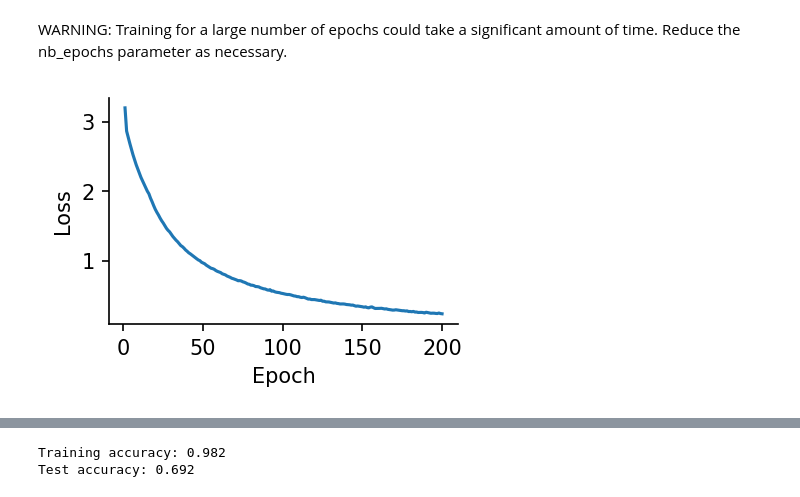
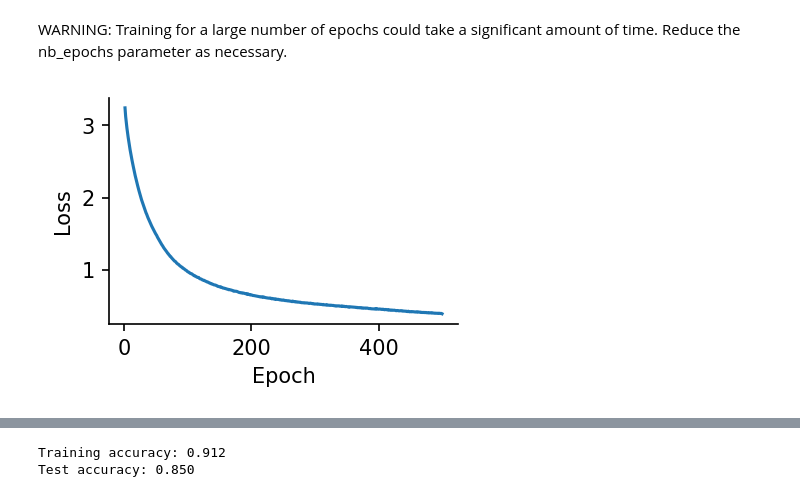
Before and after one commit to fzenke/spytorch, a Jupyter notebook: notebooks/SpyTorchTutorial5.ipynb, the cells around one changed output, grey strips where cells are left out. Saved outputs shown, nothing was run; the diff lists cells and outputs as text; code cells hidden in the pictures.

Commit message:
Implement first draft of touch tutorial and add data

```diff
--- a/notebooks/SpyTorchTutorial5.ipynb
+++ b/notebooks/SpyTorchTutorial5.ipynb
@@ -210,8 +105,8 @@ def sparse_data_generator_from_hdf5_spikes(X, y, batch_size, nb_steps, nb_units,
 # %% [markdown]
 ### Setup of the spiking network model
 # %%
-tau_mem = 10e-3
-tau_syn = 5e-3
+tau_mem = 20e-3
+tau_syn = 10e-3
 
 alpha   = float(np.exp(-time_step/tau_syn))
 beta    = float(np.exp(-time_step/tau_mem))
@@ -272,7 +178,7 @@ class SurrGradSpike(torch.autograd.Function):
     as this was done in Zenke & Ganguli (2018).
     """
 
-    scale = 100.0 # controls steepness of surrogate gradient
+    scale = 20.0 # controls steepness of surrogate gradient
 
     @staticmethod
     def forward(ctx, input):
@@ -352,27 +271,30 @@ def run_snn(inputs):
     return out_rec, other_recs
 # %%
-def train(x_data, y_data, lr=1e-3, nb_epochs=10):
+def train(dataset, lr=1e-3, nb_epochs=10):
 
-    params = [w1,w2,v1]
+    params = [enc_gain, enc_bias, w1,w2,v1]
     optimizer = torch.optim.Adamax(params, lr=lr, betas=(0.9,0.999))
 
     log_softmax_fn = nn.LogSoftmax(dim=1)
     loss_fn = nn.NLLLoss()
 
+    generator = DataLoader(dataset, batch_size=batch_size, shuffle=True, num_workers=2)
+
     loss_hist = []
     for e in range(nb_epochs):
         local_loss = []
-        for x_local, y_local in sparse_data_generator_from_hdf5_spikes(x_data, y_data, batch_size, nb_steps, nb_inputs, max_time):
-            output,recs = run_snn(x_local.to_dense())
-            _,spks=recs
+        for x_local, y_local in generator:
+            x_local, y_local = x_local.to(device), y_local.to(device)
+            output,recs = run_snn(x_local)
+            _,_,spks=recs
             m,_=torch.max(output,1)
             log_p_y = log_softmax_fn(m)
 
             # Here we set up our regularizer loss
             # The strength paramters here are merely a guess and there should be ample room for improvement by
             # tuning these paramters.
-            reg_loss = 2e-6*torch.sum(spks) # L1 loss on total number of spikes
-            reg_loss += 2e-6*torch.mean(torch.sum(torch.sum(spks,dim=0),dim=0)**2) # L2 loss on spikes per neuron
+            # reg_loss = 2e-6*torch.sum(spks,) # L1 loss on total number of spikes
+            reg_loss = 0.0e-6*torch.mean(torch.sum(torch.sum(spks,dim=0),dim=0)**2) # L2 loss on spikes per neuron
 
             # Here we combine supervised loss and the regularizer
             loss_val = loss_fn(log_p_y, y_local) + reg_loss
@@ -389,21 +311,23 @@ def train(x_data, y_data, lr=1e-3, nb_epochs=10):
     return loss_hist
 
 
-def compute_classification_accuracy(x_data, y_data):
+def compute_classification_accuracy(dataset):
     """ Computes classification accuracy on supplied data in batches. """
+    generator = DataLoader(dataset, batch_size=batch_size, shuffle=False, num_workers=2)
     accs = []
-    for x_local, y_local in sparse_data_generator_from_hdf5_spikes(x_data, y_data, batch_size, nb_steps, nb_inputs, max_time, shuffle=False):
-        output,_ = run_snn(x_local.to_dense())
+    for x_local, y_local in generator:
+        x_local, y_local = x_local.to(device), y_local.to(device)
+        output,_ = run_snn(x_local)
         m,_= torch.max(output,1) # max over time
         _,am=torch.max(m,1)      # argmax over output units
         tmp = np.mean((y_local==am).detach().cpu().numpy()) # compare to labels
         accs.append(tmp)
     return np.mean(accs)
 # %%
-nb_epochs = 200
+nb_epochs = 500
 # %% [markdown]
 WARNING: Training for a large number of epochs could take a significant amount of time. Reduce the nb_epochs parameter as necessary.
 # %%
-loss_hist = train(x_train, y_train, lr=2e-4, nb_epochs=nb_epochs)
+loss_hist = train(ds_train, lr=1e-3, nb_epochs=nb_epochs)
 # %% [output]
-[figure, old version]
+[figure, new version]
@@ -411,6 +335,6 @@ Epoch 200: loss=0.23569
 # %%
-print("Training accuracy: %.3f"%(compute_classification_accuracy(x_train,y_train)))
-print("Test accuracy: %.3f"%(compute_classification_accuracy(x_test,y_test)))
+print("Training accuracy: %.3f"%(compute_classification_accuracy(ds_train)))
+print("Test accuracy: %.3f"%(compute_classification_accuracy(ds_test)))
 # %% [output]
-Training accuracy: 0.982
-Test accuracy: 0.692
+Training accuracy: 0.912
+Test accuracy: 0.850
```
Also changed, not shown: parts of 27 cells of this notebook, 1 other file.
